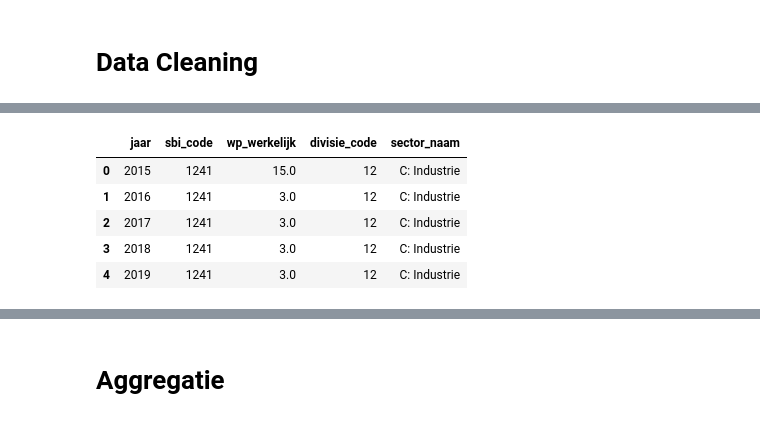
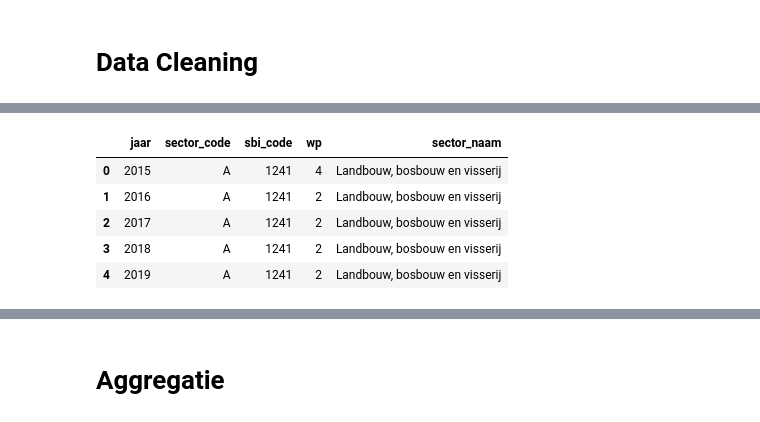
Before and after one commit to Ismael-991/Werkgelegenheid_Provincie_Flevoland, a Jupyter notebook: Notebooks/Individual/Ismael_Notebook.ipynb, the cells around one changed output, grey strips where cells are left out. Saved outputs shown, nothing was run; the diff lists cells and outputs as text; code cells hidden in the pictures.

```diff
--- a/Notebooks/Individual/Ismael_Notebook.ipynb
+++ b/Notebooks/Individual/Ismael_Notebook.ipynb
@@ -98,0 +151,7 @@ Name: count, dtype: int64
+# %%
+gemeentes_flevoland = [34, 303, 995, 171, 184, 50]
+df_flevo = df[df['gemeente_code'].isin(gemeentes_flevoland)].copy()
+df_flevo['Sector'] = df_flevo['sector_code'].map(sector_namen)
+print(df_flevo.shape)
+sorted(df_flevo['jaar'].unique())
+df_flevo['jaar'].value_counts().sort_index()
@@ -99,53 +375,27 @@ Name: count, dtype: int64
 # %% [markdown]
 # Data Cleaning
 # %%
-# --- STAP 2: DATA CLEANING & ROBUUSTE SBI-MAPPING ---
+# --- STAP 2: DATA CLEANING ---
 
-# 1. Functie om de SBI-codes te repareren (de '0' fix)
-def get_hoofd_sector(sbi_raw):
-    # Maak er een string van en haal spaties weg
-    s = str(sbi_raw).strip()
-    # Reparatie: als de code 1 of 3 cijfers is, mist er een 0 (bijv. '111' -> '0111')
-    if len(s) == 1 or len(s) == 3:
-        s = '0' + s
-    # Pak de eerste twee cijfers (de divisie-code)
-    return s[:2]
+# 1. Selecteer alleen relevante kolommen
+df_clean = df_flevo[['jaar', 'sector_code', 'sbi_code', 'wp']].copy()
 
-# 2. Functie om de divisie-codes te koppelen aan de sectornamen (uit jouw PDF)
-def map_sbi_to_sector(divisie):
-    code = int(divisie)
-    if 1 <= code <= 3: return 'A: Landbouw, bosbouw en visserij'
-    if 5 <= code <= 9: return 'B: Winning van delfstoffen'
-    if 10 <= code <= 33: return 'C: Industrie'
-    if code == 35: return 'D: Productie/distributie energie'
-    if 36 <= code <= 39: return 'E: Waterwinning en afvalbeheer'
-    if 41 <= code <= 43: return 'F: Bouwnijverheid'
-    if code == 45: return 'G: Handel en reparatie van auto\'s'
-    if code == 46: return 'G: Groothandel'
-    if code == 47: return 'G: Detailhandel'
-    if 49 <= code <= 53: return 'H: Vervoer en opslag'
-    if 55 <= code <= 56: return 'I: Logies, maaltijden en dranken'
-    if 58 <= code <= 63: return 'J: Informatie en communicatie'
-    if 64 <= code <= 66: return 'K: Financiële instellingen'
-    if code == 68: return 'L: Verhuur van/handel in onroerend goed'
-    if 69 <= code <= 75: return 'M: Advisering, onderzoek en zakelijke dienstverlening'
-    if 77 <= code <= 82: return 'N: Verhuur en overige zakelijke diensten'
-    if code == 84: return 'O: Openbaar bestuur en overheidsdiensten'
-    if code == 85: return 'P: Onderwijs'
-    if code == 86: return 'Q: Gezondheidszorg'
-    if 87 <= code <= 88: return 'Q: Maatschappelijke dienstverlening'
-    if 90 <= code <= 93: return 'R: Cultuur, sport en recreatie'
-    if 94 <= code <= 96: return 'S: Overige dienstverlening'
-    return 'Overig / Onbekend'
+# 2. Verwijder eventuele missende waarden in kernkolommen
+df_clean = df_clean.dropna(subset=['jaar', 'sector_code', 'wp'])
 
-# 3. Toepassen op de data
-df_clean = df_flevo[['jaar', 'sbi_code', 'wp_werkelijk']].copy()
-df_clean['divisie_code'] = df_clean['sbi_code'].apply(get_hoofd_sector)
-df_clean['sector_naam'] = df_clean['divisie_code'].apply(map_sbi_to_sector)
+# 3. Zorg voor juiste datatypes
+df_clean['jaar'] = df_clean['jaar'].astype(int)
+df_clean['sector_code'] = df_clean['sector_code'].astype(str).str.strip()
+df_clean['sbi_code'] = df_clean['sbi_code'].astype(str).str.strip()
+df_clean['wp'] = df_clean['wp'].astype(int)
 
-# Verwijder eventuele onbekende sectoren
-df_clean = df_clean[df_clean['sector_naam'] != 'Overig / Onbekend']
+# 4. Voeg sectornamen toe (mapping heb je al bovenaan staan!)
+df_clean['sector_naam'] = df_clean['sector_code'].map(sector_namen)
 
-print("Data Cleaning succesvol hersteld!")
+# 5. Verwijder eventuele onbekende sectoren
+df_clean = df_clean.dropna(subset=['sector_naam'])
+
+# 6. Controle
+print("Aantal rijen na cleaning:", df_clean.shape[0])
 display(df_clean.head())
 # %% [output]
@@ -153,6 +403,6 @@ Data Cleaning succesvol hersteld!
-|  | jaar | sbi_code | wp_werkelijk | divisie_code | sector_naam |
-| 0 | 2015 | 1241 | 15.0 | 12 | C: Industrie |
-| 1 | 2016 | 1241 | 3.0 | 12 | C: Industrie |
-| 2 | 2017 | 1241 | 3.0 | 12 | C: Industrie |
-| 3 | 2018 | 1241 | 3.0 | 12 | C: Industrie |
-| 4 | 2019 | 1241 | 3.0 | 12 | C: Industrie |
+|  | jaar | sector_code | sbi_code | wp | sector_naam |
+| 0 | 2015 | A | 1241 | 4 | Landbouw, bosbouw en visserij |
+| 1 | 2016 | A | 1241 | 2 | Landbouw, bosbouw en visserij |
+| 2 | 2017 | A | 1241 | 2 | Landbouw, bosbouw en visserij |
+| 3 | 2018 | A | 1241 | 2 | Landbouw, bosbouw en visserij |
+| 4 | 2019 | A | 1241 | 2 | Landbouw, bosbouw en visserij |
```
Also changed, not shown: parts of 29 cells of this notebook.
